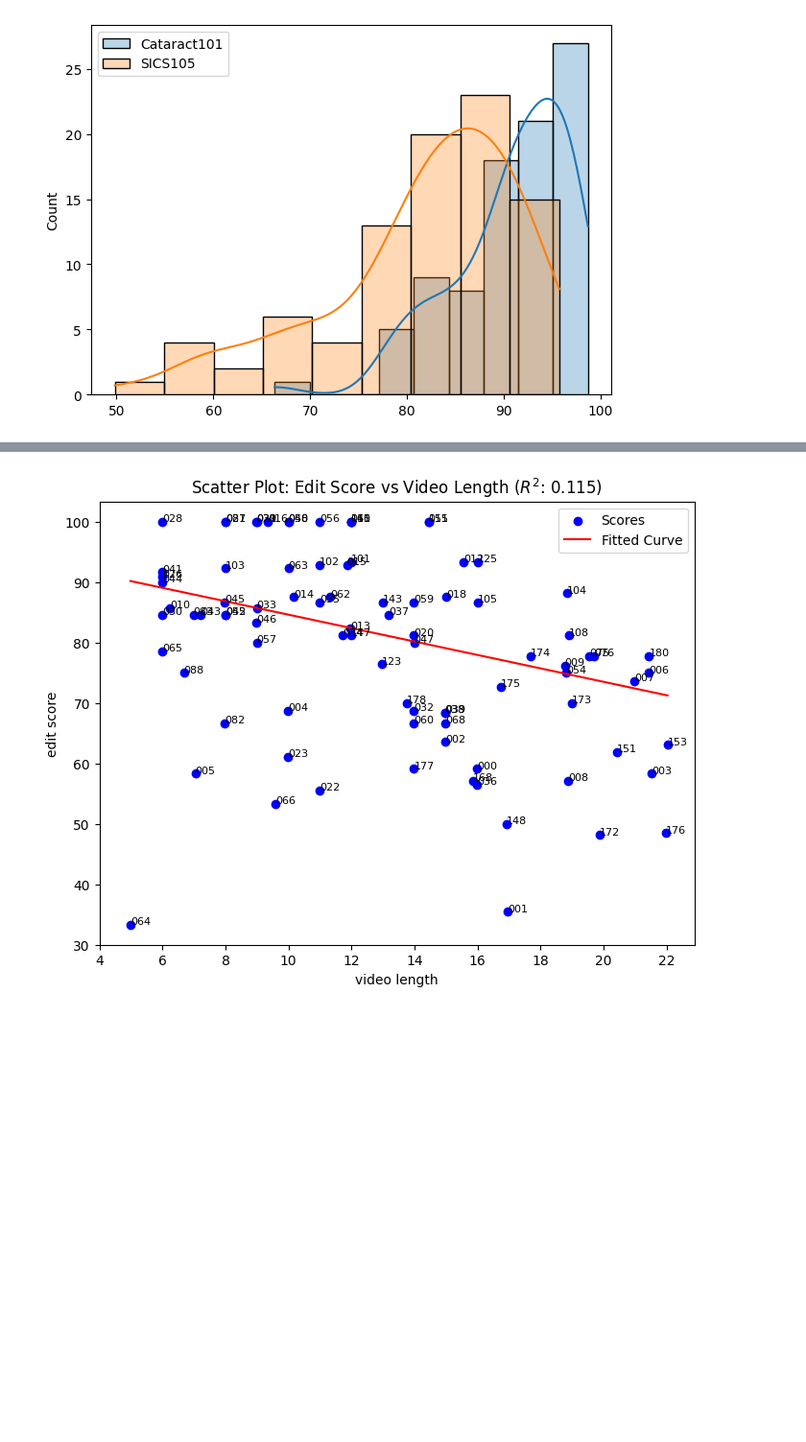
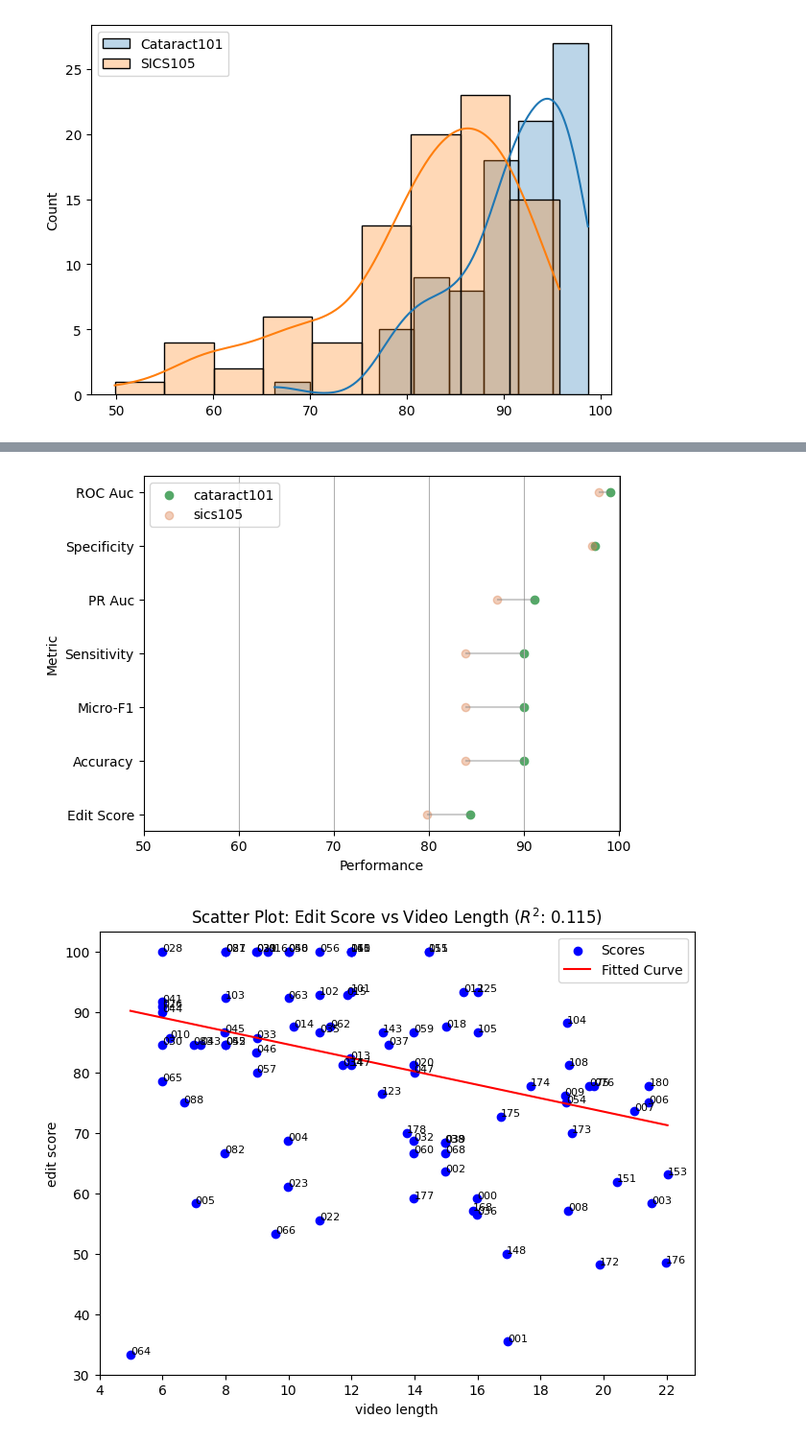
Before and after one commit to Bhuvan-21/MS-TCN2-med, a Jupyter notebook: notebooks/per_video_evaluation.ipynb, the cells around one changed output, grey strips where cells are left out. Shown at 96% size. Saved outputs shown, nothing was run; the diff lists cells and outputs as text; code cells hidden in the pictures; blank space fills up the shorter version.

```diff
--- a/notebooks/per_video_evaluation.ipynb
+++ b/notebooks/per_video_evaluation.ipynb
@@ -137,3 +115,32 @@ plot.legend(loc='lower right')
+# %%
+metrics = ["Accuracy", "Edit Score", "Micro-F1", "ROC Auc", "PR Auc", "Sensitivity", "Specificity"]
+values1 = [89.97, 84.33, 89.97, 99.10, 91.14, 89.97, 97.49]
+values2 = [83.86, 79.79, 83.86, 97.91, 87.18, 83.86, 97.23]
+
+df = pd.DataFrame({'metric': metrics, 'cataract101': values1, 'sics105': values2})
+
+
+ordered_df = df.sort_values(by='cataract101')
+my_range=range(1,len(df.index)+1)
+
+# The horizontal plot is made using the hline function
+plt.hlines(y=my_range, xmin=ordered_df['cataract101'], xmax=ordered_df['sics105'], color='grey', alpha=0.4)
+plt.scatter(ordered_df['cataract101'], my_range, color='#55a868', alpha=1, label='cataract101')
+plt.scatter(ordered_df['sics105'], my_range, color='#dd8452', alpha=0.4 , label='sics105')
+plt.legend()
+
+# Add title and axis names
+plt.yticks(my_range, ordered_df['metric'])
+# plt.title("Comparison of the value 1 and the value 2", loc='left')
+plt.xticks(range(50, 101, 10))
+plt.xlabel('Performance')
+plt.ylabel('Metric')
+plt.grid(axis='x')
+
+# Show the graph
+plt.show()
+# %% [output]
+[figure, added]
 # %%
 def model_func(x, a, b, c):
     return a * np.exp(-b * x) + c # Define the exponential model function
```
Also changed, not shown: parts of 3 cells of this notebook.
